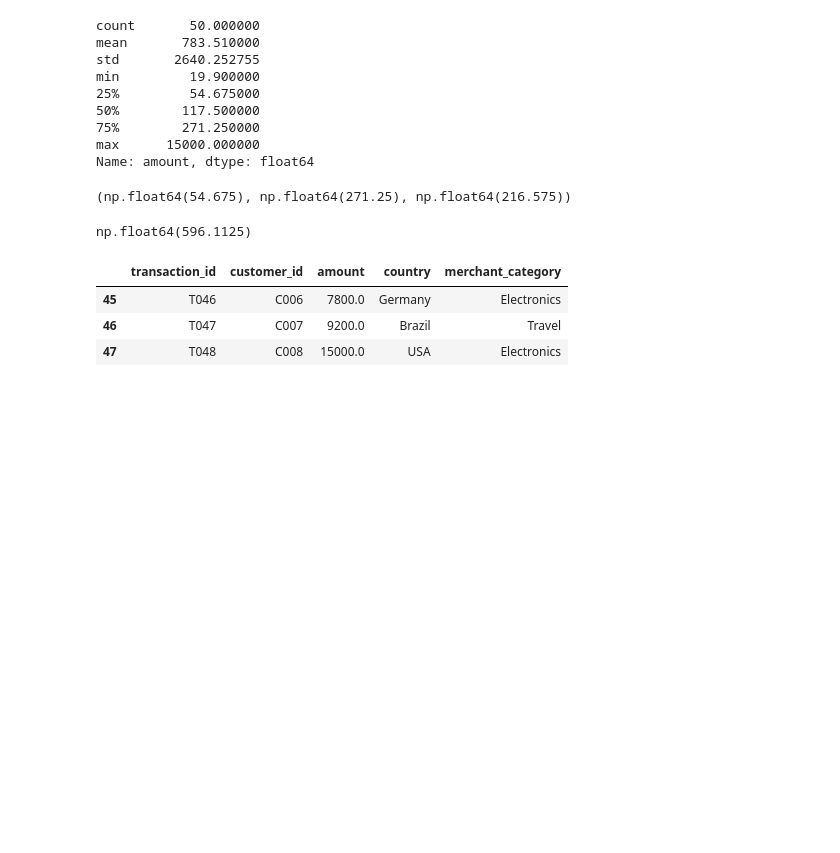
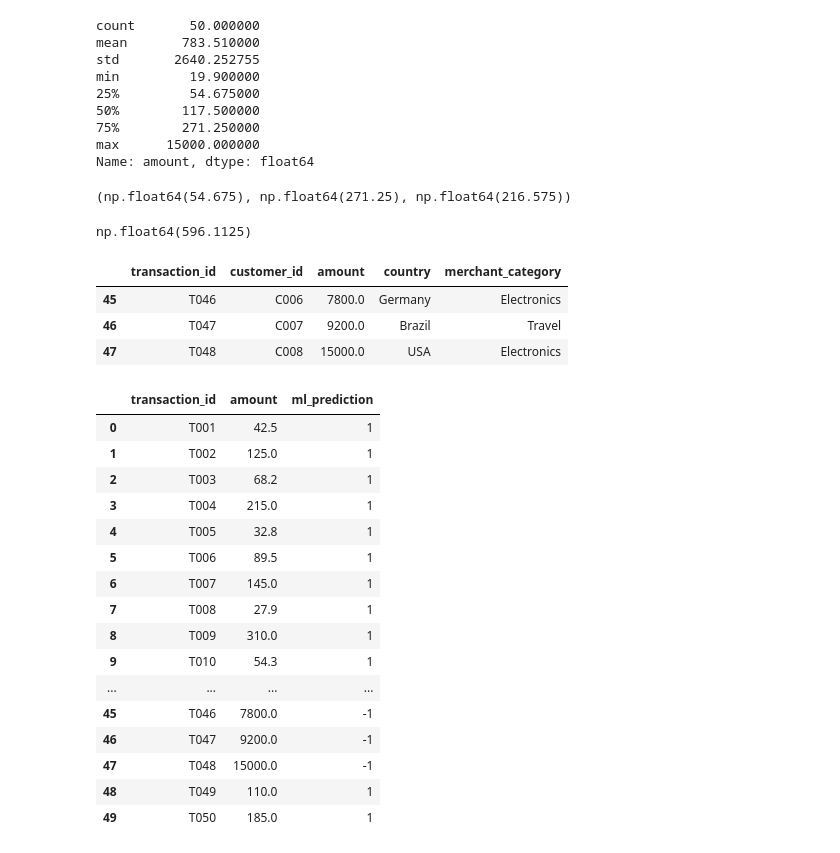
Before and after one commit to cariocaphil/transaction-anomaly-explorer, a Jupyter notebook: notebooks/transaction_exploration.ipynb.ipynb, the cells around one changed output. Saved outputs shown, nothing was run; the diff lists cells and outputs as text; code cells hidden in the pictures; blank space fills up the shorter version.

Commit message:
feat: add Isolation Forest anomaly detection

```diff
--- a/notebooks/transaction_exploration.ipynb.ipynb
+++ b/notebooks/transaction_exploration.ipynb.ipynb
@@ -130,0 +133,29 @@ df[df["amount"] > upper_threshold]
+# %%
+from sklearn.ensemble import IsolationForest
+
+model = IsolationForest(
+    contamination=0.06,
+    random_state=42,
+)
+
+df["ml_prediction"] = model.fit_predict(df[["amount"]])
+
+df[["transaction_id", "amount", "ml_prediction"]]
+# %% [output]
+|  | transaction_id | amount | ml_prediction |
+| 0 | T001 | 42.5 | 1 |
+| 1 | T002 | 125.0 | 1 |
+| 2 | T003 | 68.2 | 1 |
+| 3 | T004 | 215.0 | 1 |
+| 4 | T005 | 32.8 | 1 |
+| 5 | T006 | 89.5 | 1 |
+| 6 | T007 | 145.0 | 1 |
+| 7 | T008 | 27.9 | 1 |
+| 8 | T009 | 310.0 | 1 |
+| 9 | T010 | 54.3 | 1 |
+| ... | ... | ... | ... |
+| 45 | T046 | 7800.0 | -1 |
+| 46 | T047 | 9200.0 | -1 |
+| 47 | T048 | 15000.0 | -1 |
+| 48 | T049 | 110.0 | 1 |
+| 49 | T050 | 185.0 | 1 |
```
Also changed, not shown: parts of 1 cell of this notebook, 5 other files.
